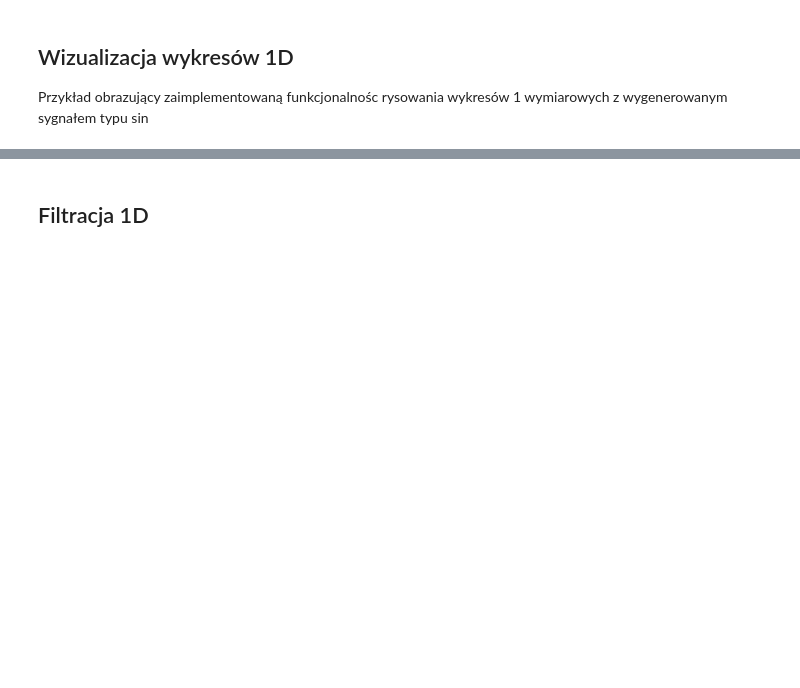
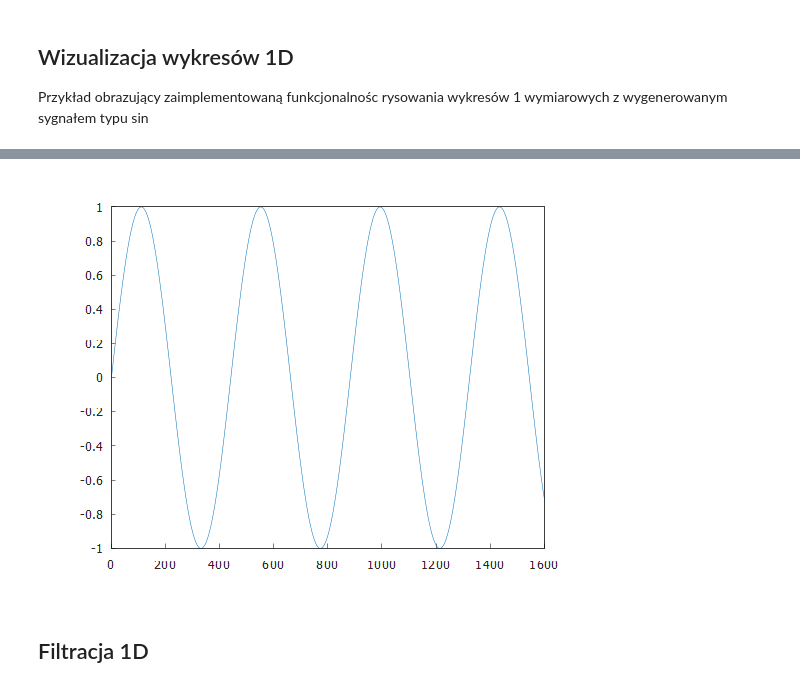
Before and after one commit to kodzib/TP-projekt-3, a Jupyter notebook: oddanie_projektu.ipynb, the cells around one changed output, grey strips where cells are left out. Drawn from its saved outputs; the diff is of its cells as text; code cells hidden in the pictures; blank space fills up the shorter version.

```diff
--- a/oddanie_projektu.ipynb
+++ b/oddanie_projektu.ipynb
@@ -57,3 +55,8 @@ plot_audio(signal_generator('s', 100, audio_samplerate, 1600), fixed_path + "/gr
+# %%
+from IPython.display import Image
+Image(filename="graph.png")
+# %% [output]
+[figure, added]
 # %% [markdown]
 ## Filtracja 1D
 # %% [markdown]
```
Also changed, not shown: parts of 6 cells of this notebook, 1 other file.
